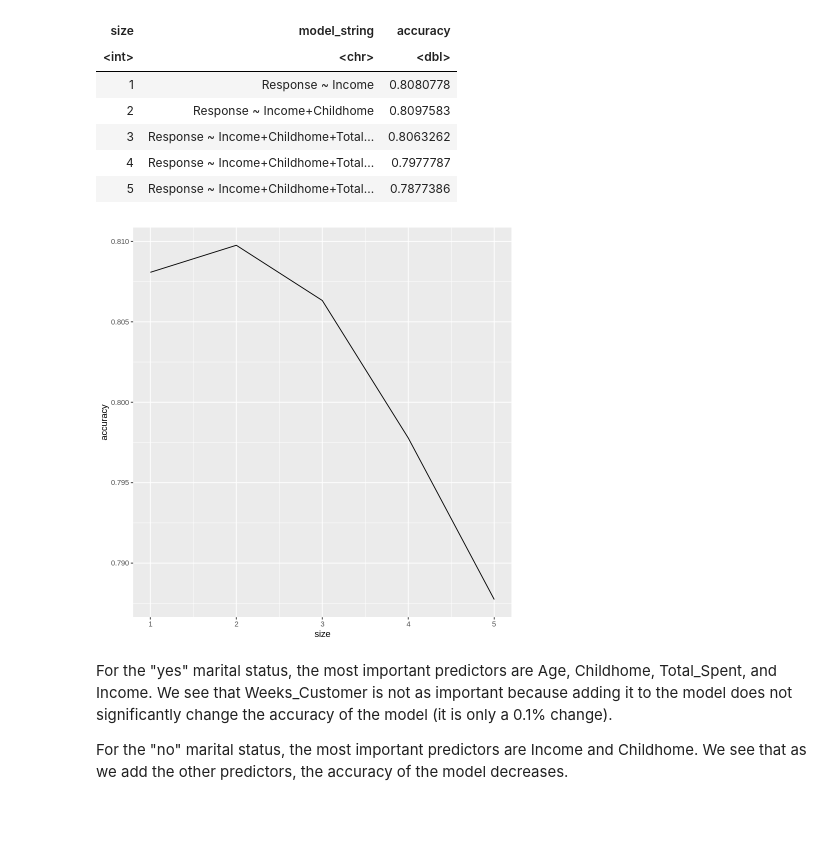
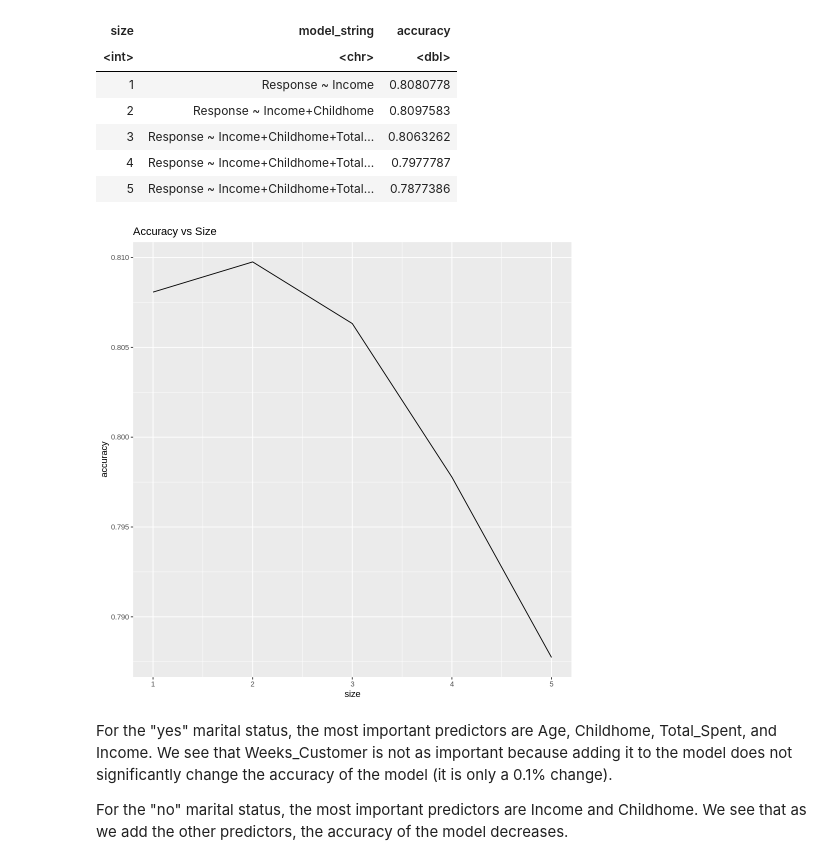
Before and after one commit to nchan315/DSCI_100_007_16_Project, a Jupyter notebook: Project.ipynb, the cells around one changed output. Saved outputs shown, nothing was run; the diff lists cells and outputs as text; code cells hidden in the pictures; blank space fills up the shorter version.

```diff
--- a/Project.ipynb
+++ b/Project.ipynb
@@ -336,10 +337,11 @@ A tibble: 5 × 3
 # %%
 no_plot <- no_accuracies |>
     ggplot(aes(size, accuracy)) +
-        geom_line()
+        geom_line()+
+        ggtitle("Accuracy vs Size")
 no_plot
 # %% [output]
-[figure, old version]
+[figure, new version]
 # %% [markdown]
 For the "yes" marital status, the most important predictors are Age, Childhome, Total_Spent, and Income. We see that Weeks_Customer is not as important because adding it to the model does not significantly change the accuracy of the model (it is only a 0.1% change).
 
```
Also changed, not shown: parts of 1 cell of this notebook.
